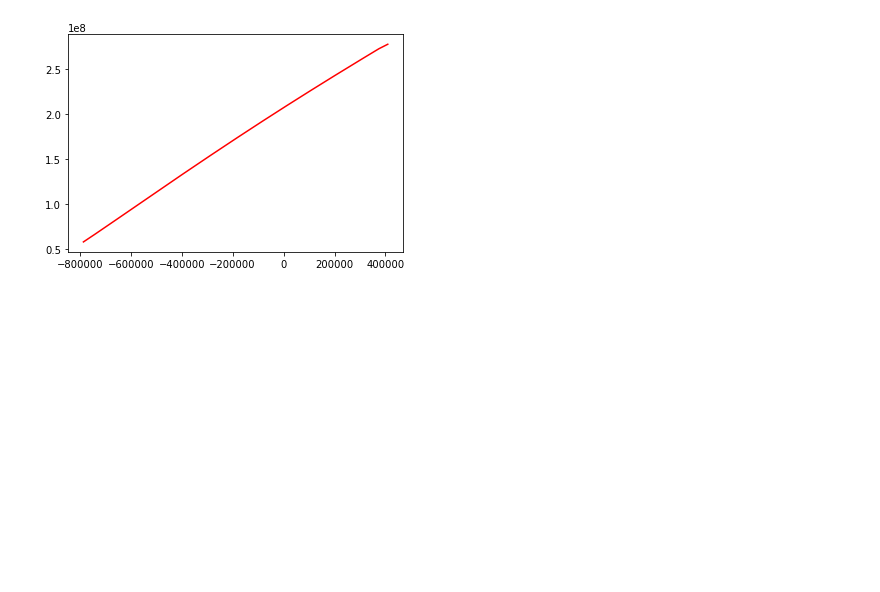
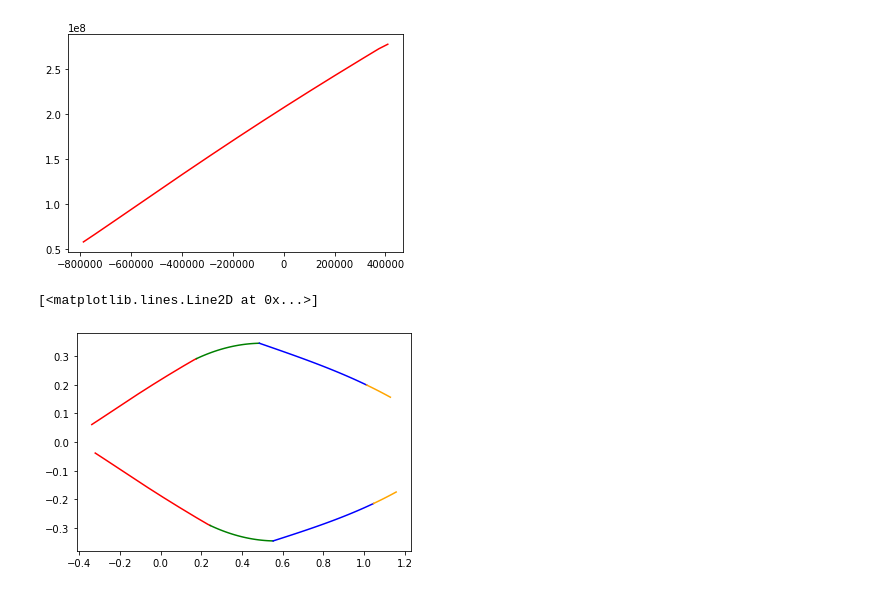
Before and after one commit to sononicola/Design-of-Concrete-Structures, a Jupyter notebook: M - N interaction diagram.ipynb, the cells around one changed output. Drawn from its saved outputs; the diff is of its cells as text; code cells hidden in the pictures; blank space fills up the shorter version.

Commit message:
strain range 3B - 4 - 5  TODO 3A, 1, 6

```diff
--- a/M - N interaction diagram.ipynb
+++ b/M - N interaction diagram.ipynb
@@ -27,3 +27,6 @@ xi23 = ecu/(ecu + esu)
 xi23
 # %% [output]
 0.25925925925925924
+# %%
+xi34 = ecu/(ecu + ese1)
+xi34
@@ -34,7 +39,7 @@ xi2a2b
 # %% [output]
 -0.12194818721979721
 # %%
-def storeToDict(dic,strainRange,n,m,nu,mu):
+def storeToDict(dic,strainRange,N,M,nu,mu):
     dic[strainRange]["N"] = N
     dic[strainRange]["M"] = M
     dic[strainRange]["nu"] = nu
@@ -132,3 +231,15 @@ plt.plot(MN_up["2"]["N"],MN_up["2"]["M"],color="red")
 # %% [output]
 [<matplotlib.lines.Line2D at 0x...>]
 [figure]
+# %%
+plt.plot(MN_up["2"]["nu"],MN_up["2"]["mu"],color="red")
+plt.plot(MN_down["2"]["nu"],-MN_down["2"]["mu"],color="red")
+plt.plot(MN_up["3"]["nu"],MN_up["3"]["mu"],color="green")
+plt.plot(MN_down["3"]["nu"],-MN_down["3"]["mu"],color="green")
+plt.plot(MN_up["4"]["nu"],MN_up["4"]["mu"],color="blue")
+plt.plot(MN_down["4"]["nu"],-MN_down["4"]["mu"],color="blue")
+plt.plot(MN_up["5"]["nu"],MN_up["5"]["mu"],color="orange")
+plt.plot(MN_down["5"]["nu"],-MN_down["5"]["mu"],color="orange")
+# %% [output]
+[<matplotlib.lines.Line2D at 0x...>]
+[figure, added]
```
Also changed, not shown: parts of 8 cells of this notebook.
